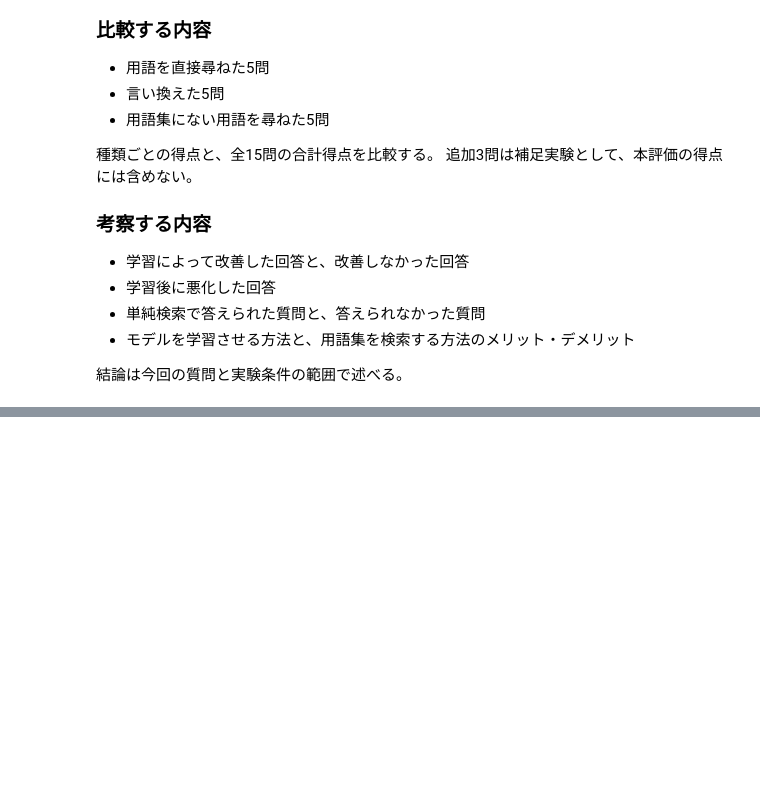
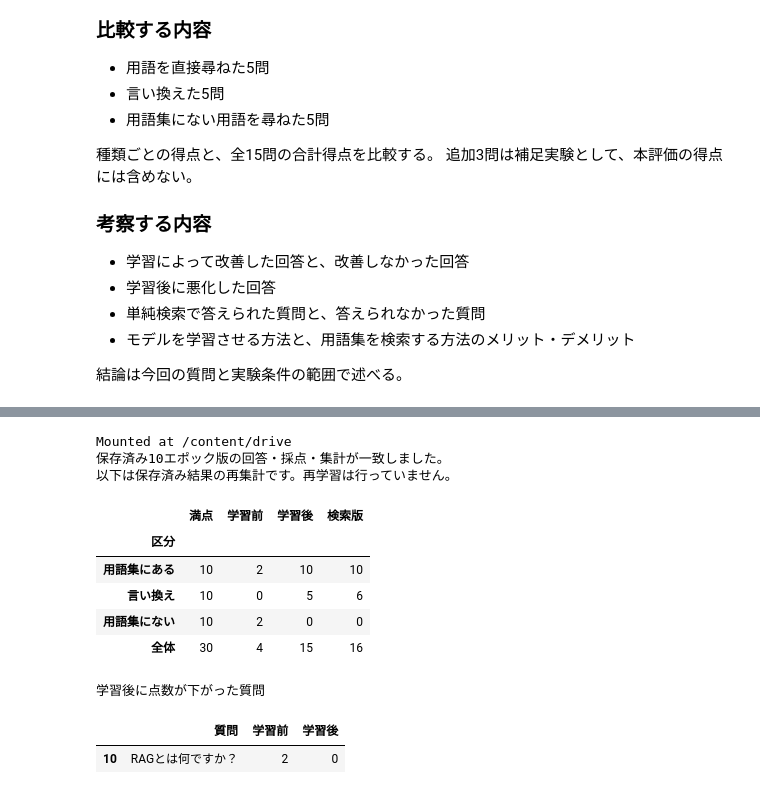
Before and after one commit to harufika/lecture-ai-engineering-2026, a Jupyter notebook: lectures/02/result_epoch10/lora_format_tuning_10.ipynb, the cells around one changed output, grey strips where cells are left out. Saved outputs shown, nothing was run; the diff lists cells and outputs as text; code cells hidden in the pictures; blank space fills up the shorter version.

```diff
--- a/lectures/02/result_epoch10/lora_format_tuning_10.ipynb
+++ b/lectures/02/result_epoch10/lora_format_tuning_10.ipynb
@@ -1377,0 +1229,75 @@ display(summary)
+# %%
+# 保存済みの10エポック版結果を照合・再集計する（再学習なし）
+from google.colab import drive
+from pathlib import Path
+import unicodedata
+import json
+import pandas as pd
+from IPython.display import display
+
+drive.mount("/content/drive")
+
+# フォルダ名の濁点の表現違いにも対応
+root = Path("/content/drive/MyDrive/Colab Notebooks")
+course_dirs = [
+    p for p in root.iterdir()
+    if p.is_dir()
+    and unicodedata.normalize("NFC", p.name) == "AIエンジニアリング講座"
+]
+assert len(course_dirs) == 1, "講座フォルダを一意に特定できません"
+folder = course_dirs[0] / "第2回" / "発展"
+
+def read_json(name):
+    return json.loads((folder / name).read_text(encoding="utf-8-sig"))
+
+saved_scores = read_json("scores.json")
+saved_compare = read_json("glossary_compare.json")
+
+assert len(saved_scores) == len(saved_compare) == 15
+compare_by_q = {r["質問"]: r for r in saved_compare}
+assert len(compare_by_q) == 15
+
+# 質問ごとに学習前後の回答が一致することを確認
+for row in saved_scores:
+    comparison = compare_by_q[row["質問"]]
+    assert row["学習前の回答"] == comparison["学習前の出力"]
+    assert row["学習後の回答"] == comparison["学習後の出力"]
+
+restored_df = pd.DataFrame(saved_scores)
+columns = ["学習前", "学習後", "検索版"]
+
+restored_summary = restored_df.groupby("区分", sort=False)[columns].sum()
+restored_summary.insert(
+    0, "満点",
+    restored_df.groupby("区分", sort=False).size() * 2
+)
+restored_summary.loc["全体"] = restored_summary.sum()
+
+# 保存済みCSVとの一致を確認
+saved_summary = pd.read_csv(
+    folder / "summary.csv", index_col=0, encoding="utf-8-sig"
+)
+pd.testing.assert_frame_equal(restored_summary, saved_summary)
+
+print("保存済み10エポック版の回答・採点・集計が一致しました。")
+print("以下は保存済み結果の再集計です。再学習は行っていません。")
+display(restored_summary)
+
+print("学習後に点数が下がった質問")
+display(restored_df.loc[
+    restored_df["学習後"] < restored_df["学習前"],
+    ["質問", "学習前", "学習後"]
+])
+# %% [output]
+Mounted at /content/drive
+保存済み10エポック版の回答・採点・集計が一致しました。
+以下は保存済み結果の再集計です。再学習は行っていません。
+|  | 満点 | 学習前 | 学習後 | 検索版 |
+| 区分 |  |  |  |  |
+| 用語集にある | 10 | 2 | 10 | 10 |
+| 言い換え | 10 | 0 | 5 | 6 |
+| 用語集にない | 10 | 2 | 0 | 0 |
+| 全体 | 30 | 4 | 15 | 16 |
+学習後に点数が下がった質問
+|  | 質問 | 学習前 | 学習後 |
+| 10 | RAGとは何ですか？ | 2 | 0 |
```
Also changed, not shown: parts of 4 cells of this notebook.
